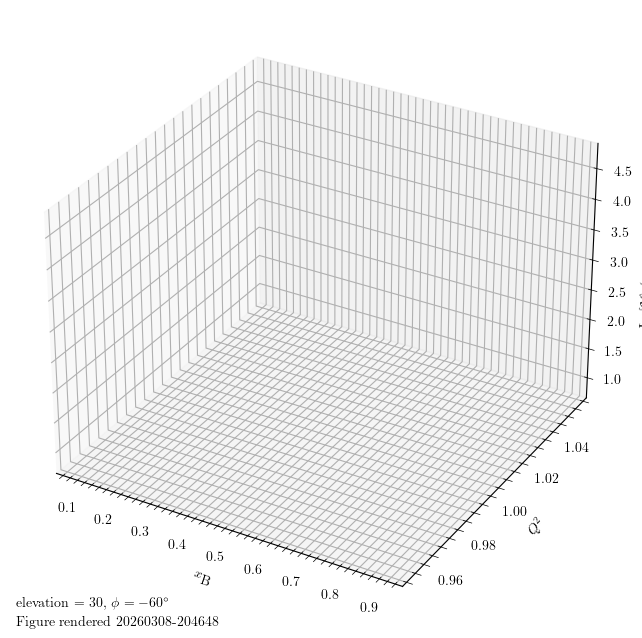
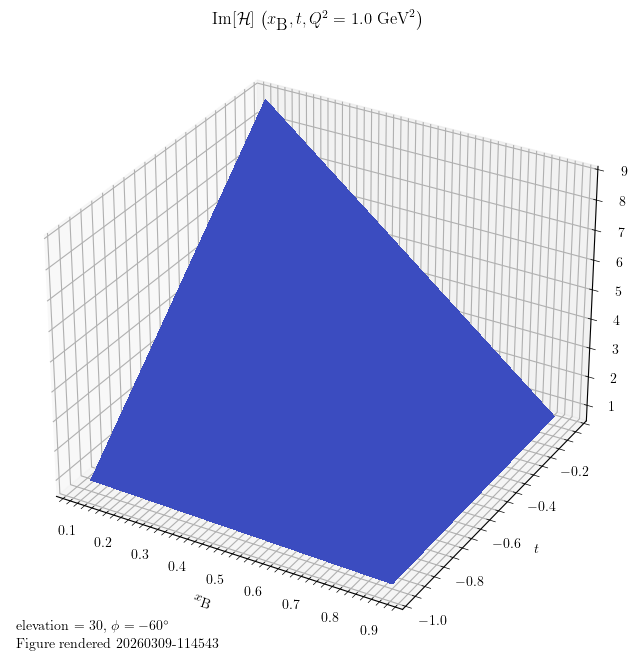
The change to this notebook cell's code, shown as a diff; its figure went from the first image to the second:
--- before
+++ after
@@ -26,8 +26,8 @@
 # Plot the surface.
 cff_imag_h_vs_xb_qsquared_axis.plot_surface(
-    xb_meshgrid, q_squared_meshgrid, cff_imag_h_const_t,
+    scrubbed_xb_meshgrid, scrubbed_t_meshgrid, cff_imag_h_const_t,
     cmap = cm.coolwarm, linewidth = 0, antialiased = False)
 
 cff_imag_h_vs_xb_qsquared_axis.set_xlabel(r"$x_{\textrm{B}}$")
-cff_imag_h_vs_xb_qsquared_axis.set_ylabel(r"$Q^{2}$")
-cff_imag_h_vs_xb_qsquared_axis.set_zlabel(r"Im[$\mathcal{H}$] $\left( x_{\textrm{B}}, t = {}, Q^{2}\right )$")
+cff_imag_h_vs_xb_qsquared_axis.set_ylabel(r"$t$")
+cff_imag_h_vs_xb_qsquared_axis.set_title(rf"Im[$\mathcal{{H}}$] $\left( x_{{\textrm{{B}}}}, t, Q^{{2}} = {_FIXED_Q_SQUARED_VALUE} \ \textrm{{GeV}}^{{2}} \right )$")

Commit: surface plots logic solidified: robust against varied kinematic grid granularity